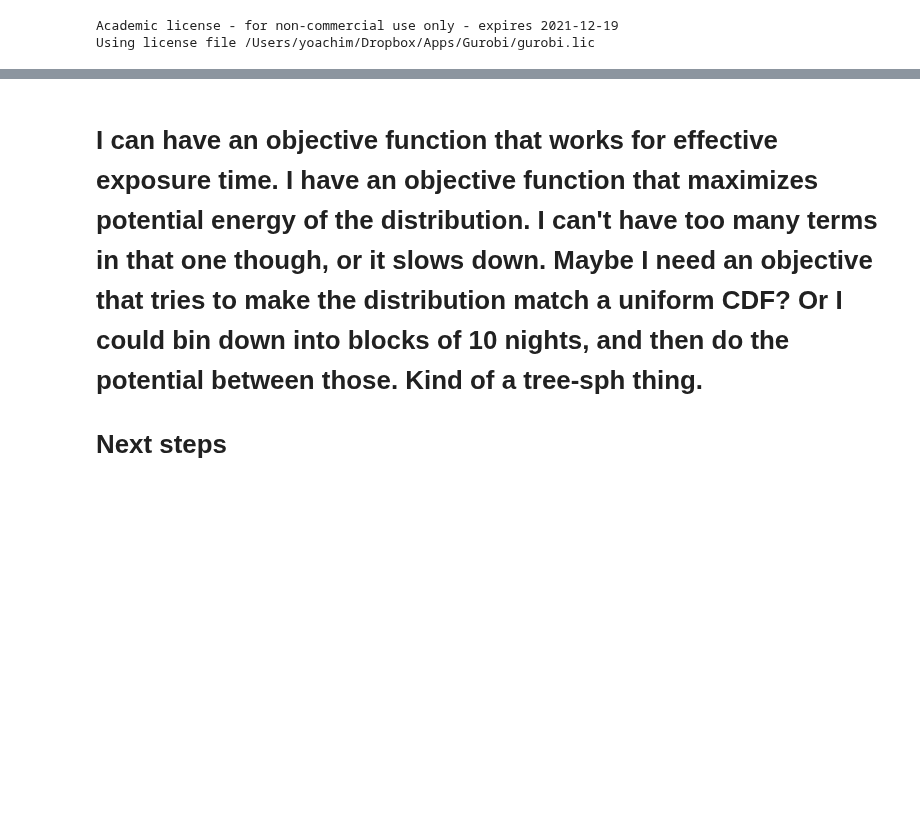
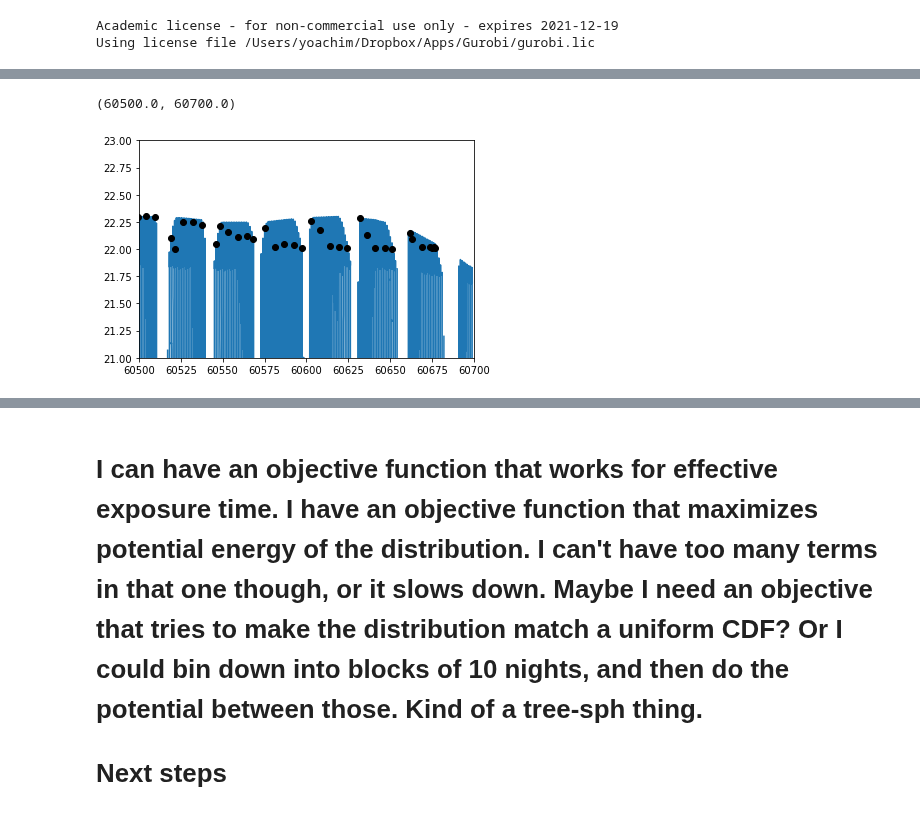
Before and after one commit to yoachim/21_Scratch, a Jupyter notebook: ddf_grid/single_ddf.ipynb, the cells around one changed output, grey strips where cells are left out. Saved outputs shown, nothing was run; the diff lists cells and outputs as text; code cells hidden in the pictures; blank space fills up the shorter version.

```diff
--- a/ddf_grid/single_ddf.ipynb
+++ b/ddf_grid/single_ddf.ipynb
@@ -227,9 +258,12 @@ np.where( (ddf_grid['mjd'][sched] > 60300) & (ddf_grid['mjd'][sched] < 60400))
 #ack = ddf_grid['DD:ELAISS1_airmass'][np.where((ddf_grid['mjd'] > 60300) & (ddf_grid['mjd'] < 60400))]
 #ack[np.where((ack > 1) & (ack < 2.5))]
 # %%
-plt.plot(ddf_grid['mjd'], ddf_grid['DD:ELAISS1_sky_g'])
+plt.plot(ddf_grid['mjd'], ddf_grid['ELAISS1_sky_g'])
 plt.ylim([21,23])
 sched = np.where(result_array > 0)[0]
-plt.plot(ddf_grid['mjd'][sched], ddf_grid['DD:ELAISS1_sky_g'][sched], 'ko')
-plt.xlim(60050, 60200)
+plt.plot(ddf_grid['mjd'][sched], ddf_grid['ELAISS1_sky_g'][sched], 'ko')
+plt.xlim(60500, 60700)
+# %% [output]
+(60500.0, 60700.0)
+[figure, added]
 # %%
```
Also changed, not shown: parts of 20 cells of this notebook.
